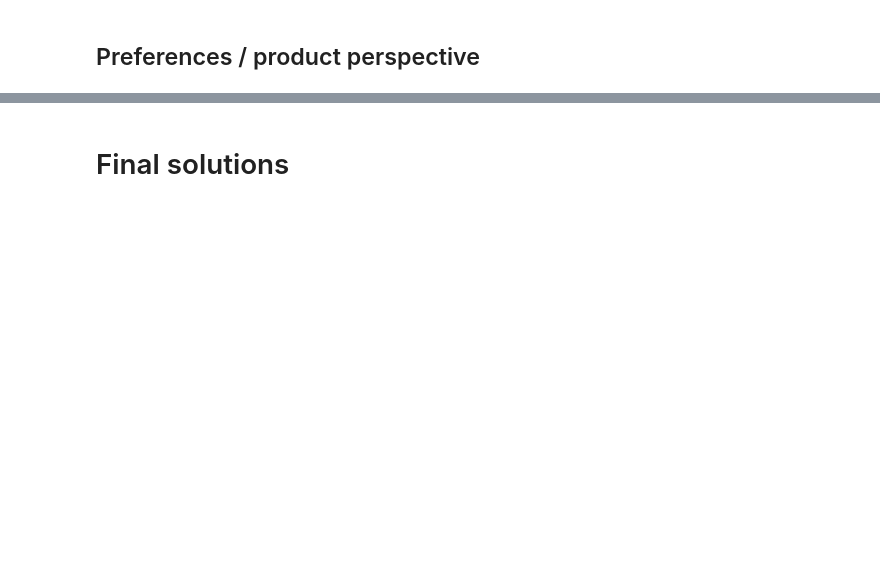
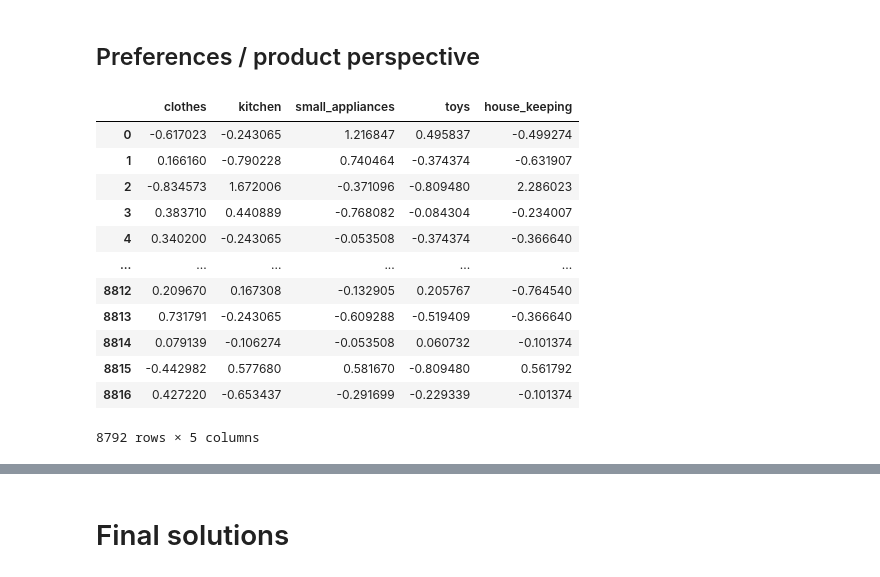
Before and after one commit to ffilipabalasteiro/Data-Mining-26-27, a Jupyter notebook: notebooks/lab10_multi_perspective_segmentation.ipynb, the cells around one changed output, grey strips where cells are left out. Drawn from its saved outputs; the diff is of its cells as text; code cells hidden in the pictures; blank space fills up the shorter version.

```diff
--- a/notebooks/lab10_multi_perspective_segmentation.ipynb
+++ b/notebooks/lab10_multi_perspective_segmentation.ipynb
@@ -267,8 +317,23 @@ plt.show()
 # %%
 # CLASS EXERCISE
 # Apply the same procedure to the preference features
 
-df_prf = None
+df_prf = df[preference_features].copy()
+df_prf
+# %% [output]
+|  | clothes | kitchen | small_appliances | toys | house_keeping |
+| 0 | -0.617023 | -0.243065 | 1.216847 | 0.495837 | -0.499274 |
+| 1 | 0.166160 | -0.790228 | 0.740464 | -0.374374 | -0.631907 |
+| 2 | -0.834573 | 1.672006 | -0.371096 | -0.809480 | 2.286023 |
+| 3 | 0.383710 | 0.440889 | -0.768082 | -0.084304 | -0.234007 |
+| 4 | 0.340200 | -0.243065 | -0.053508 | -0.374374 | -0.366640 |
+| ... | ... | ... | ... | ... | ... |
+| 8812 | 0.209670 | 0.167308 | -0.132905 | 0.205767 | -0.764540 |
+| 8813 | 0.731791 | -0.243065 | -0.609288 | -0.519409 | -0.366640 |
+| 8814 | 0.079139 | -0.106274 | -0.053508 | 0.060732 | -0.101374 |
+| 8815 | -0.442982 | 0.577680 | 0.581670 | -0.809480 | 0.561792 |
+| 8816 | 0.427220 | -0.653437 | -0.291699 | -0.229339 | -0.101374 |
+8792 rows × 5 columns
 # %%
 r2_scores_pref = {}
 r2_scores_pref['kmeans'] = get_r2_scores(df_prf, preference_features, kmeans)
```
Also changed, not shown: parts of 31 cells of this notebook.
